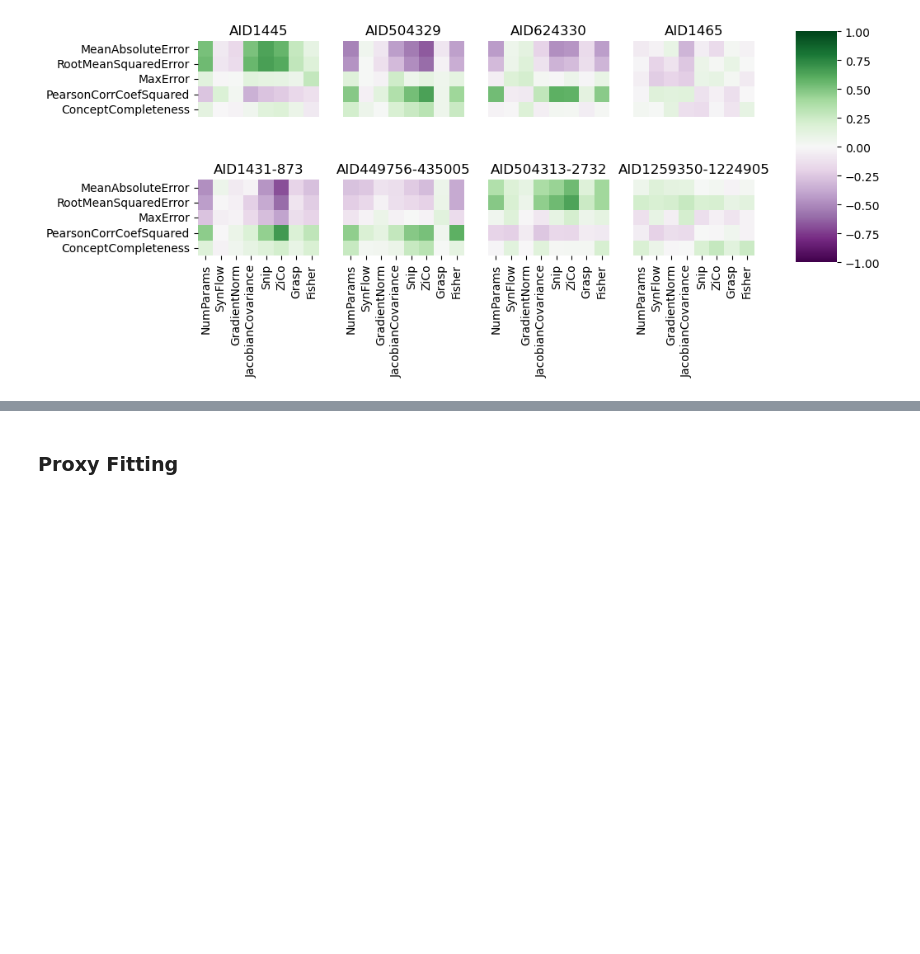
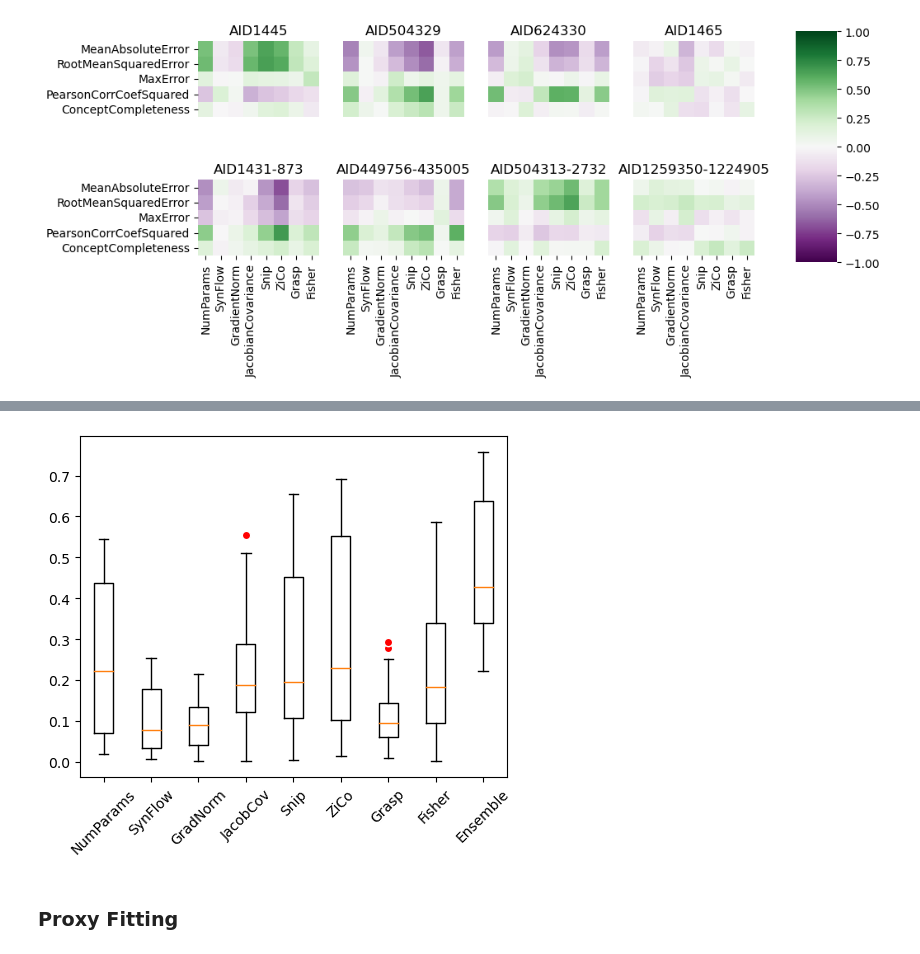
Before and after one commit to harryknighton/drug-discovery-automl, a Jupyter notebook: src/notebooks/evaluation.ipynb, the cells around one changed output, grey strips where cells are left out. Saved outputs shown, nothing was run; the diff lists cells and outputs as text; code cells hidden in the pictures; blank space fills up the shorter version.

```diff
--- a/src/notebooks/evaluation.ipynb
+++ b/src/notebooks/evaluation.ipynb
@@ -193,3 +193,26 @@ fig.savefig(config.FIGURES_DIR / 'distribution.png')
 search_space = construct_search_space('simple')
 # %% [markdown]
 ### Table of Results
+# %%
+experiments = ['hyperopt_baseline', 'hyperopt_baseline_tpe', 'hyperopt_baseline_tpe_noisy', 'hyperopt_proxy_ensemble']
+metrics = defaultdict(dict)
+baseline_metrics = defaultdict(list)
+for dataset in datasets:
+    results = get_all_baseline_results(dataset, 'DROnly')
+    for metric in ['PearsonCorrCoefSquared']: #, 'ConceptCompleteness']:
+        baseline_metrics[metric].extend(results[metric].to_numpy())
+metrics['baseline'] = baseline_metrics
+
+for experiment in experiments:
+    exp_metrics = defaultdict(list)
+    for dataset in datasets:
+        results = load_best_nas_architecture(dataset, experiment)
+        for metric in ['PearsonCorrCoefSquared']: #, 'ConceptCompleteness']:
+            exp_metrics[metric].append(list(results.values())[0][metric])
+    metrics[experiment] = exp_metrics
+# %%
+for experiment, results in metrics.items():
+    for m, vs in results.items():
+        vs_arr = np.array(vs)
+        margin_of_error = 1.96 * vs_arr.std() / len(vs_arr)
+        print("%s %s %.3g \pm %.3g" % (experiment, m, vs_arr.mean(), margin_of_error))
@@ -399,3 +429,19 @@ fig.savefig(config.FIGURES_DIR / 'abs_metric_proxy_correlations.png')
+# %%
+target = 'RootMeanSquaredError'
+fig, ax = plt.subplots(figsize=(5, 4))
+red_circle = dict(markerfacecolor='red', marker='o', markeredgecolor='white')
+fig.tight_layout()
+
+data_to_plot = defaultdict(list)
+for proxy in proxy_names + ['Ensemble']:
+    data_to_plot[proxy].extend([x for corrs in dataset_corrs for x in corrs[proxy] ])
+df_to_plot = pd.DataFrame(data_to_plot)
+df_to_plot = df_to_plot.rename(columns={'GradientNorm': 'GradNorm', 'JacobianCovariance': 'JacobCov'})
+ax.boxplot(df_to_plot, flierprops=red_circle,widths=0.4)
+ax.set_xticklabels(df_to_plot.columns, rotation=45)
+fig.savefig(config.FIGURES_DIR / 'metric_proxy_box_plot.png')
+# %% [output]
+[figure, added]
 # %% [markdown]
 ### Proxy Fitting
 # %%
```
Also changed, not shown: parts of 6 cells of this notebook.
